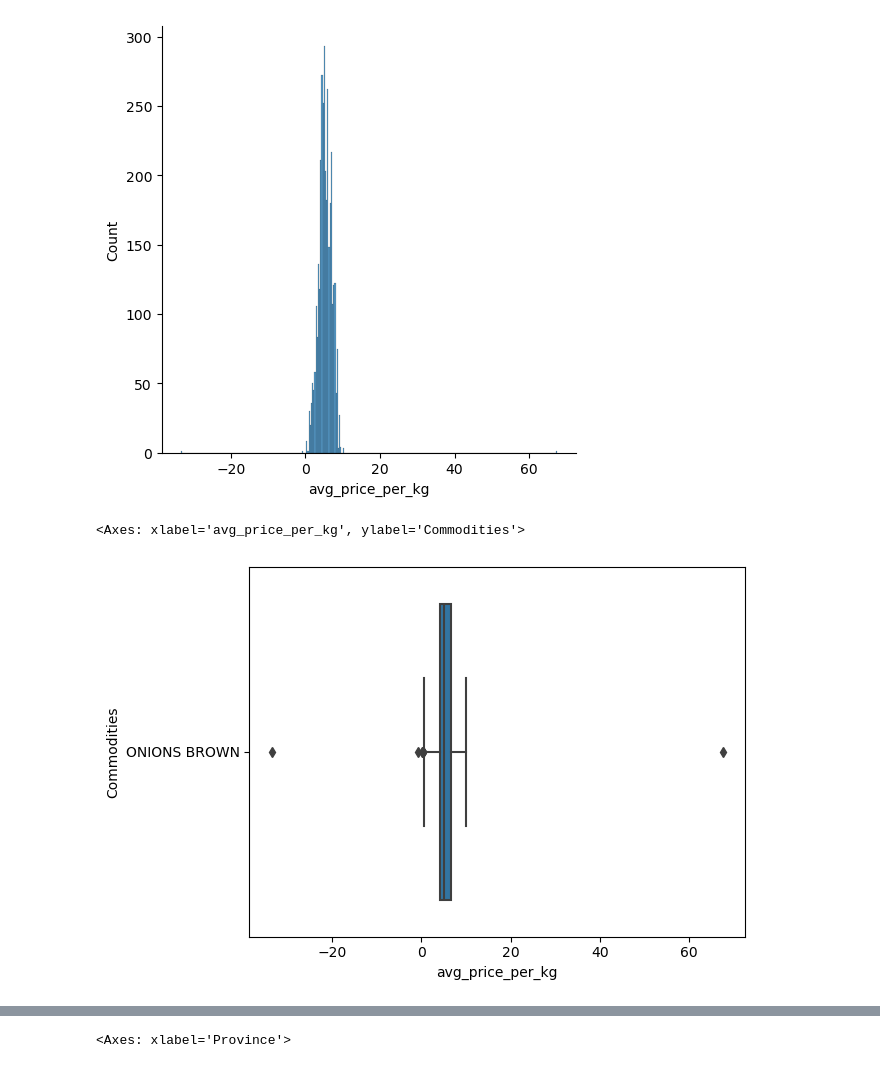
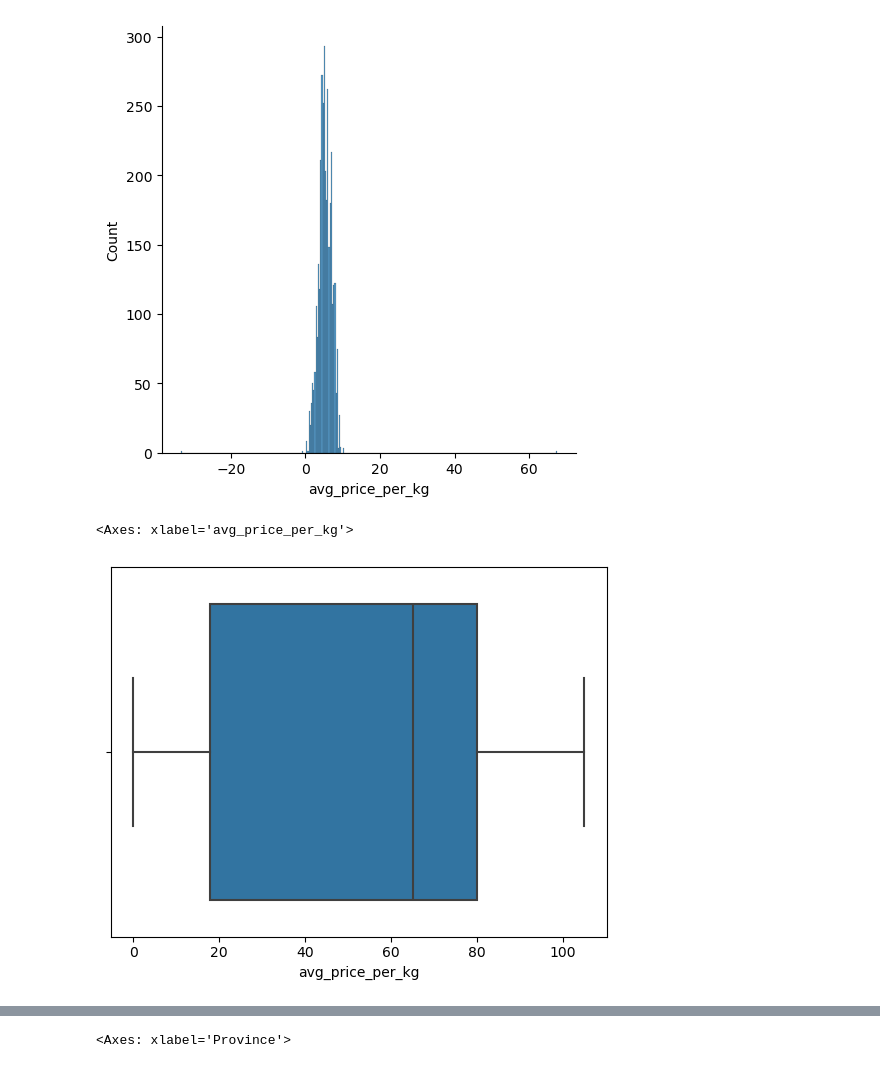
Before and after one commit to The-DigitalAcademy/ML-GAZA, a Jupyter notebook: ml_Onion_brown_predict.ipynb, the cells around one changed output, grey strips where cells are left out. Cells and saved outputs as stored; diff of their text form; code cells hidden in the pictures.

```diff
--- a/ml_Onion_brown_predict.ipynb
+++ b/ml_Onion_brown_predict.ipynb
@@ -4,5 +4,6 @@ import matplotlib.pyplot as plt
 import seaborn as sns
 import numpy as np
 # %%
-brown=pd.read_csv("/Users/da-m1-09/Downloads/Final_Mar.csv")
+brown = pd.read_csv("/Users/da-m1-09/Downloads/Final_Mar.csv")
 brown
+btest = pd.read_csv("/Users/da-m1-09/Downloads/testMk.csv")
@@ -90,10 +97,10 @@ sns.displot(x='avg_price_per_kg',data=onion_brown)
 <Figure size 1000x800 with 0 Axes>
 [figure]
 # %%
-sns.boxplot(data=onion_brown,y='Commodities',x='avg_price_per_kg')
+sns.boxplot(data=btest,x='avg_price_per_kg')
 # %% [output]
-<Axes: xlabel='avg_price_per_kg', ylabel='Commodities'>
+<Axes: xlabel='avg_price_per_kg'>
-[figure, old version]
+[figure, new version]
 # %%
 onion_brown.head(5)
 # %% [output]
```
Also changed, not shown: parts of 23 cells of this notebook, 3 other files.
